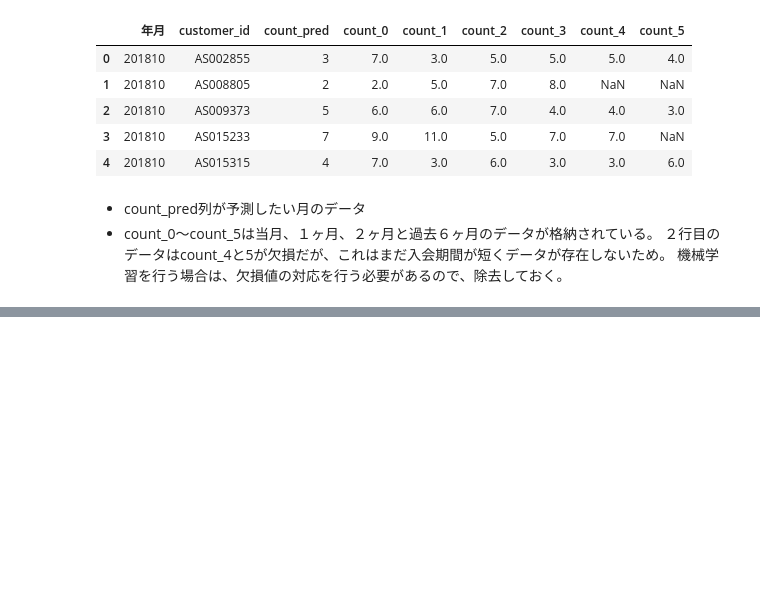
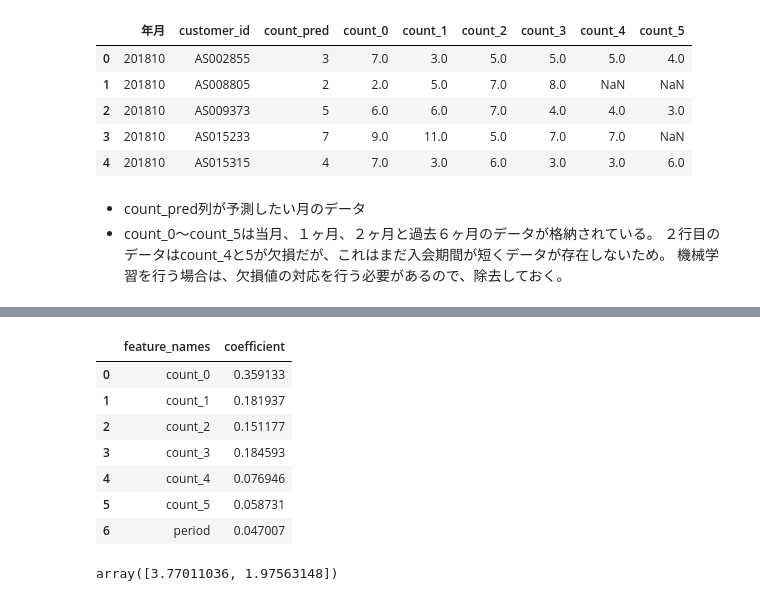
Before and after one commit to newstage75/python_data_analysis_100knock, a Jupyter notebook: 第4章/【機械学習】顧客の行動を予測する10本ノック.ipynb, the cells around one changed output, grey strips where cells are left out. Cells and saved outputs as stored; diff of their text form; code cells hidden in the pictures; blank space fills up the shorter version.

```diff
--- a/第4章/【機械学習】顧客の行動を予測する10本ノック.ipynb
+++ b/第4章/【機械学習】顧客の行動を予測する10本ノック.ipynb
@@ -251,0 +316,21 @@ predict_data.head()
+# %%
+# モデルに寄与している変数を確認
+coef = pd.DataFrame({"feature_names":X.columns, "coefficient":model.coef_})
+coef
+# %% [output]
+|  | feature_names | coefficient |
+| 0 | count_0 | 0.359133 |
+| 1 | count_1 | 0.181937 |
+| 2 | count_2 | 0.151177 |
+| 3 | count_3 | 0.184593 |
+| 4 | count_4 | 0.076946 |
+| 5 | count_5 | 0.058731 |
+| 6 | period | 0.047007 |
+# %%
+# ２つのテストデータの来月の利用回数を予測。先のcoefから直近の利用回数が大きく影響しそう
+x1 = [3,4,4,6,8,7,8]
+x2 = [2,2,3,3,4,6,8]
+x_pred = pd.DataFrame(data=[x1, x2], columns=["count_0","count_1","count_2","count_3","count_4","count_5","period"])
+model.predict(x_pred)
+# %% [output]
+array([3.77011036, 1.97563148])
```
Also changed, not shown: parts of 9 cells of this notebook.
